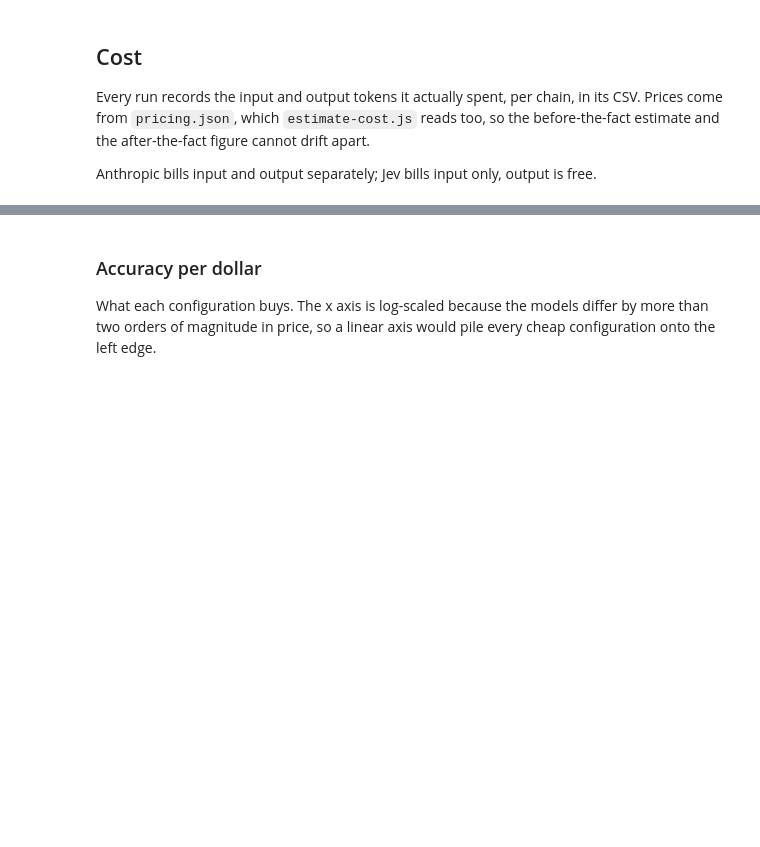
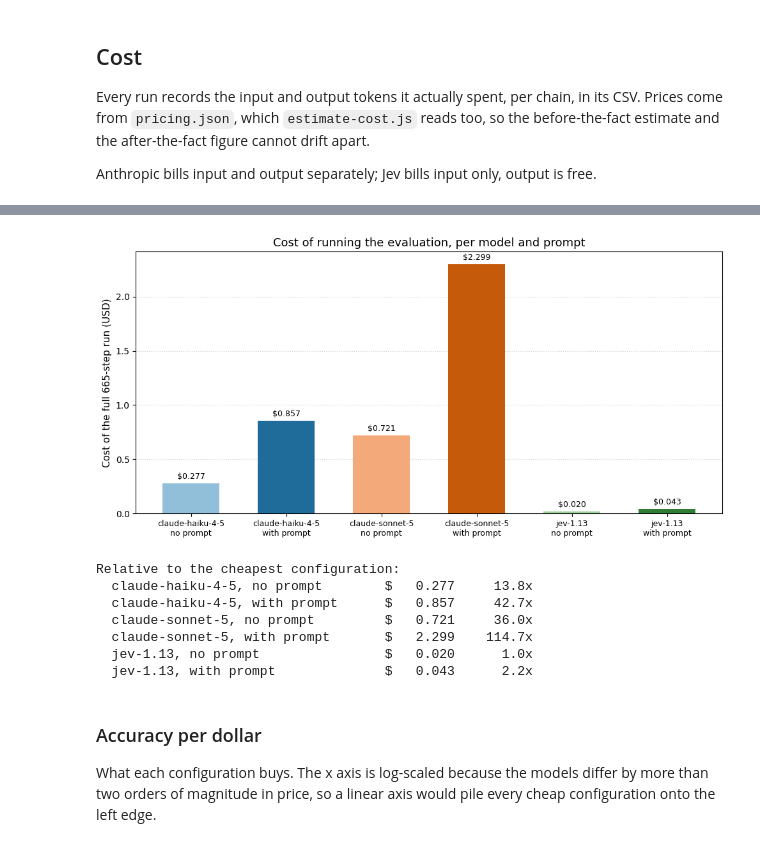
Before and after one commit to d3sprog/cyoa-experiments, a Jupyter notebook: results.ipynb, the cells around one changed output, grey strips where cells are left out. Cells and saved outputs as stored; diff of their text form; code cells hidden in the pictures; blank space fills up the shorter version.

```diff
--- a/results.ipynb
+++ b/results.ipynb
@@ -418,3 +383,45 @@ else:
+# %%
+plot_df = cost[(cost['usd'] > 0) & cost['usd'].notna()]
+
+if plot_df.empty:
+    print('No priced runs with token data yet.')
+else:
+    # Follow the same order and colours as the accuracy chart.
+    ordered = [(m, p, lbl, clr) for m, p, lbl, clr in configs
+               if ((plot_df['model'] == m) & (plot_df['prompt'] == p)).any()]
+    labels = [lbl for _, _, lbl, _ in ordered]
+    colours = [clr for _, _, _, clr in ordered]
+    values = [plot_df[(plot_df['model'] == m) & (plot_df['prompt'] == p)]['usd'].iloc[0]
+              for m, p, _, _ in ordered]
+
+    x = np.arange(len(ordered))
+    fig, ax = plt.subplots(figsize=(10, 5))
+    bars = ax.bar(x, values, 0.6, color=colours, zorder=3)
+    ax.bar_label(bars, labels=[f'${v:,.3f}' for v in values], fontsize=9, padding=3)
+
+    ax.set_xticks(x)
+    ax.set_xticklabels([l.replace(', ', '\n') for l in labels], fontsize=9)
+    ax.set_ylabel('Cost of the full 665-step run (USD)', fontsize=11)
+    ax.set_title('Cost of running the evaluation, per model and prompt', fontsize=13)
+    ax.grid(axis='y', linestyle=':', alpha=0.6, zorder=0)
+    ax.set_axisbelow(True)
+    plt.tight_layout()
+    plt.savefig('results/cost.png', dpi=150)
+    plt.show()
+
+    cheapest = min(values)
+    print('Relative to the cheapest configuration:')
+    for (m, p, lbl, _), v in zip(ordered, values):
+        print(f'  {lbl:34} ${v:8,.3f}   {v / cheapest:6.1f}x')
+# %% [output]
+[figure, added]
+Relative to the cheapest configuration:
+  claude-haiku-4-5, no prompt        $   0.277     13.8x
+  claude-haiku-4-5, with prompt      $   0.857     42.7x
+  claude-sonnet-5, no prompt         $   0.721     36.0x
+  claude-sonnet-5, with prompt       $   2.299    114.7x
+  jev-1.13, no prompt                $   0.020      1.0x
+  jev-1.13, with prompt              $   0.043      2.2x
 # %% [markdown]
 ### Accuracy per dollar
 
```
Also changed, not shown: parts of 3 cells of this notebook, 2 other files.
